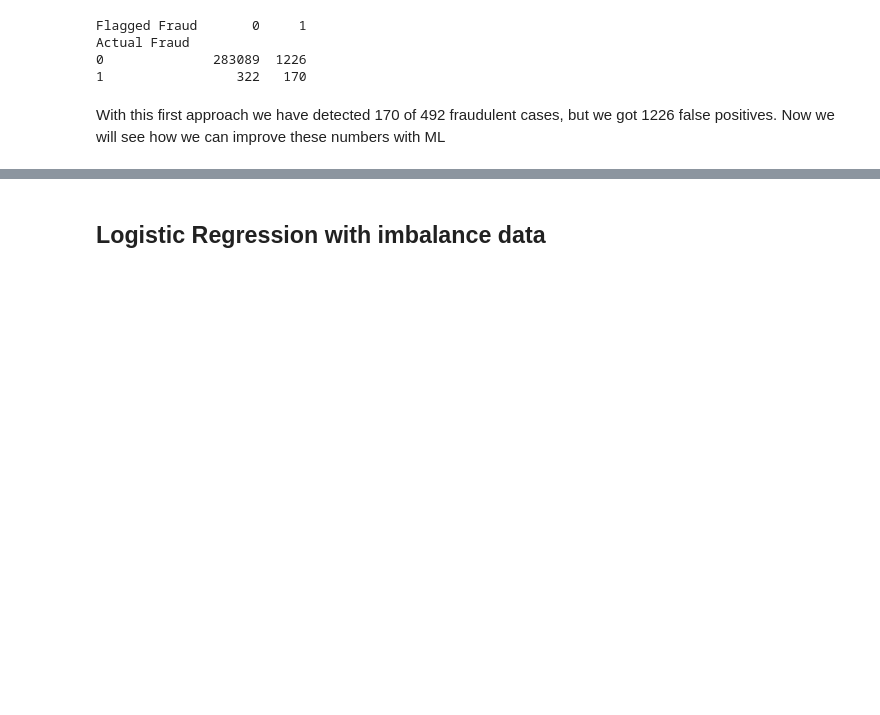
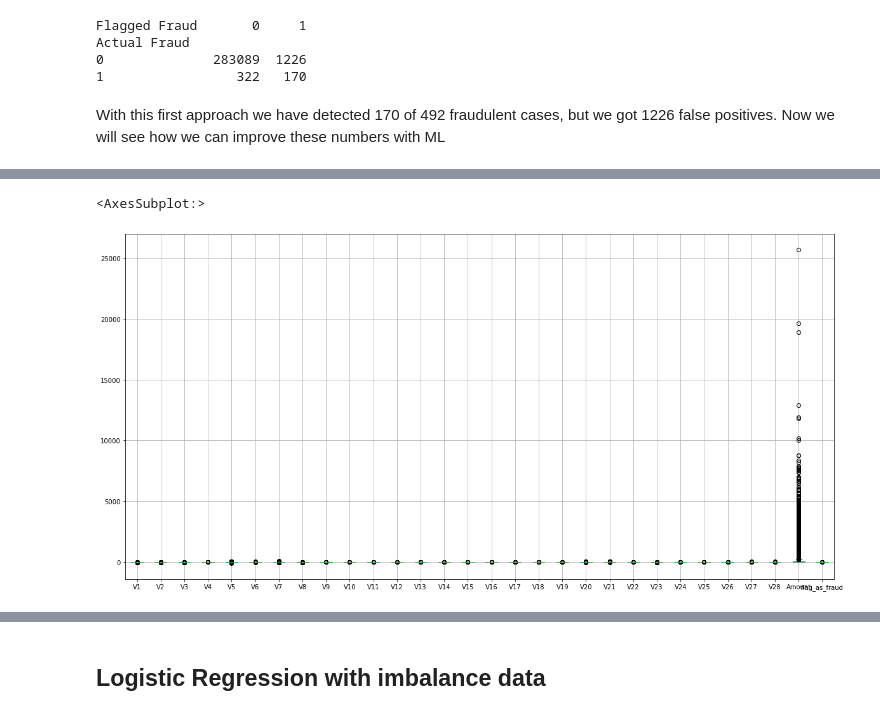
Before and after one commit to msantanarod/Fraud-Prevention-Analytics, a Jupyter notebook: Credit Card Fraud Detection.ipynb, the cells around one changed output, grey strips where cells are left out. Saved outputs shown, nothing was run; the diff lists cells and outputs as text; code cells hidden in the pictures; blank space fills up the shorter version.

```diff
--- a/Credit Card Fraud Detection.ipynb
+++ b/Credit Card Fraud Detection.ipynb
@@ -186,0 +275,5 @@ With this first approach we have detected 170 of 492 fraudulent cases, but we go
+# %%
+X.boxplot(figsize=(20,10))
+# %% [output]
+<AxesSubplot:>
+[figure, added]
```
Also changed, not shown: parts of 68 cells of this notebook.
